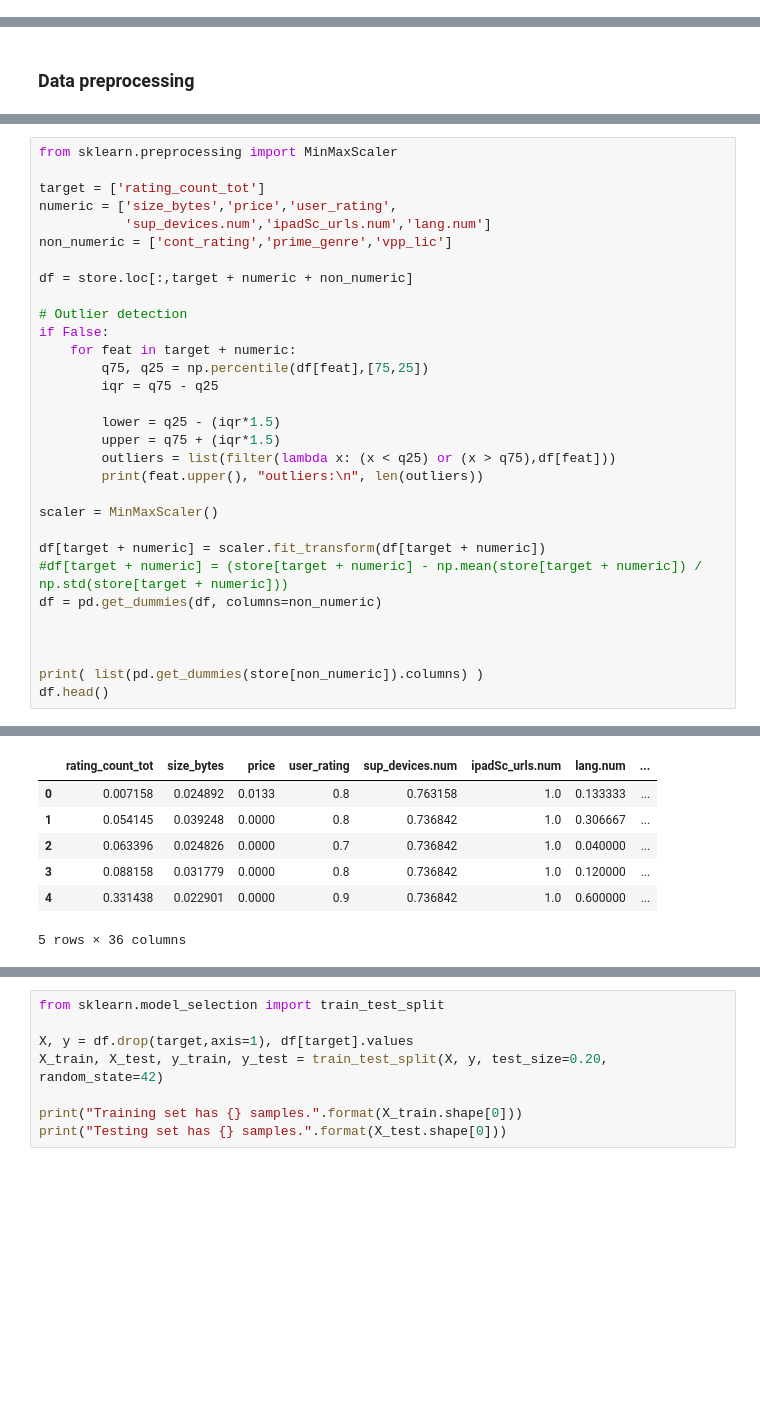
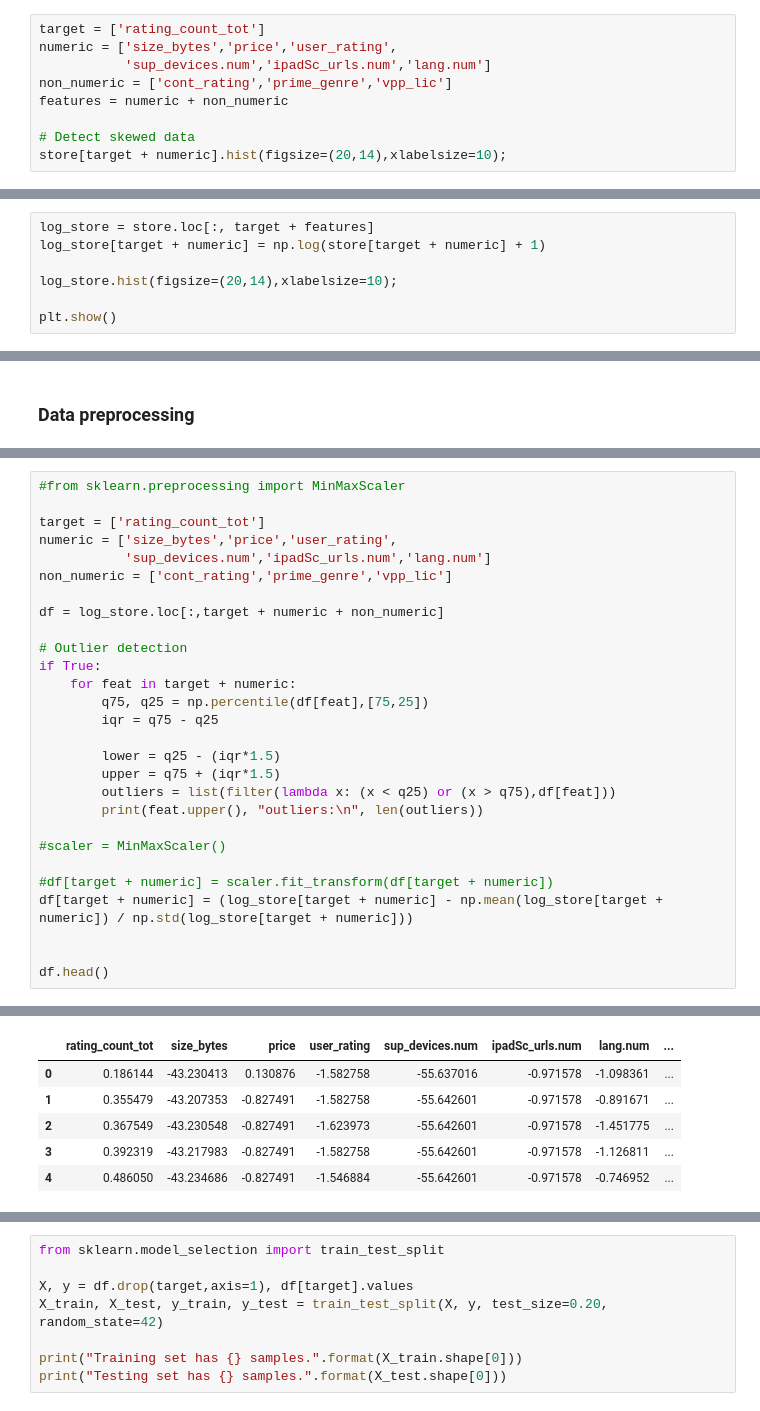
Before and after one commit to cgman64/apple-store-analysis, a Jupyter notebook: appStoreAnalysis.ipynb, the cells around one changed output, grey strips where cells are left out. Drawn from its saved outputs; the diff is of its cells as text; blank space fills up the shorter version.

```diff
--- a/appStoreAnalysis.ipynb
+++ b/appStoreAnalysis.ipynb
@@ -318,3 +316,12 @@ plt.tight_layout()
 plt.show()
 # %% [output]
 [figure]
+# %%
+target = ['rating_count_tot']
+numeric = ['size_bytes','price','user_rating',
+           'sup_devices.num','ipadSc_urls.num','lang.num']
+non_numeric = ['cont_rating','prime_genre','vpp_lic']
+features = numeric + non_numeric
+
+# Detect skewed data
+store[target + numeric].hist(figsize=(20,14),xlabelsize=10);
@@ -320,0 +330,7 @@ plt.show()
+# %%
+log_store = store.loc[:, target + features]
+log_store[target + numeric] = np.log(store[target + numeric] + 1)
+
+log_store.hist(figsize=(20,14),xlabelsize=10);
+
+plt.show()
@@ -341,17 +380,17 @@ list(pd.get_dummies(store[non_numeric]).columns)
  'prime_genre_Utilities',
  'prime_genre_Weather']
 # %%
-from sklearn.preprocessing import MinMaxScaler
+#from sklearn.preprocessing import MinMaxScaler
 
 target = ['rating_count_tot']
 numeric = ['size_bytes','price','user_rating',
            'sup_devices.num','ipadSc_urls.num','lang.num']
 non_numeric = ['cont_rating','prime_genre','vpp_lic']
 
-df = store.loc[:,target + numeric + non_numeric]
+df = log_store.loc[:,target + numeric + non_numeric]
 
 # Outlier detection
-if False:
+if True:
     for feat in target + numeric:
         q75, q25 = np.percentile(df[feat],[75,25])
         iqr = q75 - q25
@@ -361,14 +400,11 @@ if False:
         outliers = list(filter(lambda x: (x < q25) or (x > q75),df[feat]))
         print(feat.upper(), "outliers:\n", len(outliers))
 
-scaler = MinMaxScaler()
+#scaler = MinMaxScaler()
 
-df[target + numeric] = scaler.fit_transform(df[target + numeric])
-#df[target + numeric] = (store[target + numeric] - np.mean(store[target + numeric]) / np.std(store[target + numeric]))
-df = pd.get_dummies(df, columns=non_numeric)
+#df[target + numeric] = scaler.fit_transform(df[target + numeric])
+df[target + numeric] = (log_store[target + numeric] - np.mean(log_store[target + numeric]) / np.std(log_store[target + numeric]))
 
 
-
-print( list(pd.get_dummies(store[non_numeric]).columns) )
 df.head()
 # %% [output]
@@ -376,7 +425,6 @@ df.head()
 |  | rating_count_tot | size_bytes | price | user_rating | sup_devices.num | ipadSc_urls.num | lang.num | ... |
-| 0 | 0.007158 | 0.024892 | 0.0133 | 0.8 | 0.763158 | 1.0 | 0.133333 | ... |
-| 1 | 0.054145 | 0.039248 | 0.0000 | 0.8 | 0.736842 | 1.0 | 0.306667 | ... |
-| 2 | 0.063396 | 0.024826 | 0.0000 | 0.7 | 0.736842 | 1.0 | 0.040000 | ... |
-| 3 | 0.088158 | 0.031779 | 0.0000 | 0.8 | 0.736842 | 1.0 | 0.120000 | ... |
-| 4 | 0.331438 | 0.022901 | 0.0000 | 0.9 | 0.736842 | 1.0 | 0.600000 | ... |
+| 0 | 0.186144 | -43.230413 | 0.130876 | -1.582758 | -55.637016 | -0.971578 | -1.098361 | ... |
+| 1 | 0.355479 | -43.207353 | -0.827491 | -1.582758 | -55.642601 | -0.971578 | -0.891671 | ... |
+| 2 | 0.367549 | -43.230548 | -0.827491 | -1.623973 | -55.642601 | -0.971578 | -1.451775 | ... |
+| 3 | 0.392319 | -43.217983 | -0.827491 | -1.582758 | -55.642601 | -0.971578 | -1.126811 | ... |
+| 4 | 0.486050 | -43.234686 | -0.827491 | -1.546884 | -55.642601 | -0.971578 | -0.746952 | ... |
-5 rows × 36 columns
```
Also changed, not shown: parts of 11 cells of this notebook.
